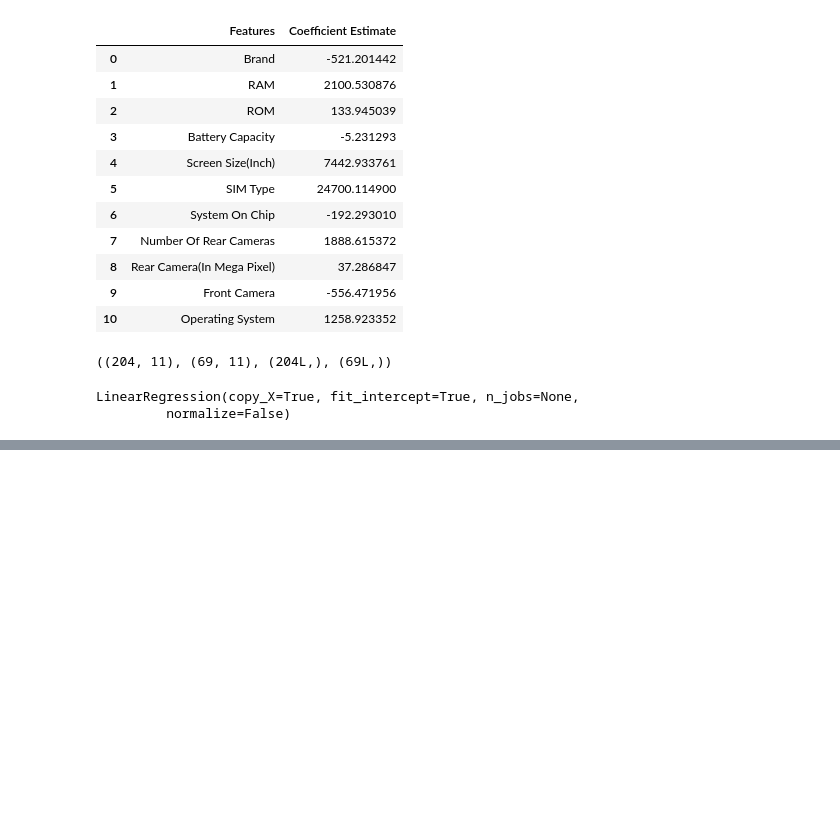
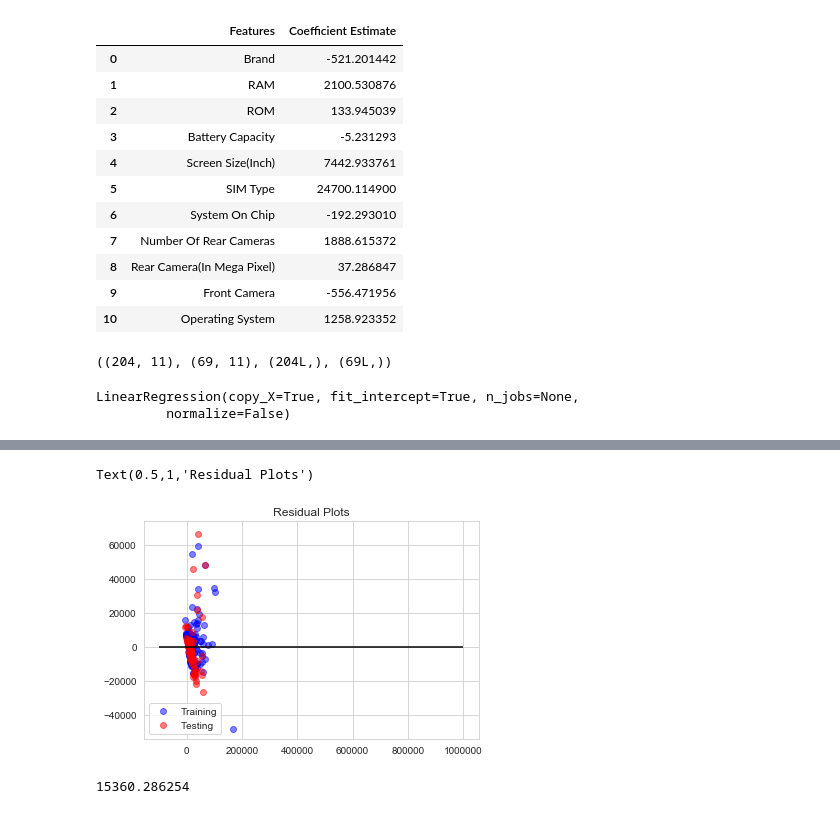
Before and after one commit to sukumarandurai/Data-Science, a Jupyter notebook: Smartphones/Smartphone Price Prediction.ipynb, the cells around one changed output, grey strips where cells are left out. Saved outputs shown, nothing was run; the diff lists cells and outputs as text; code cells hidden in the pictures; blank space fills up the shorter version.

```diff
--- a/Smartphones/Smartphone Price Prediction.ipynb
+++ b/Smartphones/Smartphone Price Prediction.ipynb
@@ -319,0 +320,20 @@ Fit a model X_train, and calculate MSE with X_test and Y_test: -1627.87
+# %%
+#Scatter plot the training data
+train = plt.scatter(pred_train,(Y_train - pred_train), c = 'b', alpha = 0.5)
+
+#Scatter plot the testing data
+test = plt.scatter(pred_test,(Y_test - pred_test), c = 'r',alpha = 0.5)
+
+#Plot a horizontal axis line at 0
+plt.hlines(y = 0,xmin = -100000,xmax = 1000000)
+
+#Labels
+plt.legend((train,test),('Training','Testing'),loc = 'lower left')
+plt.title('Residual Plots')
+# %% [output]
+Text(0.5,1,'Residual Plots')
+[figure, added]
+# %%
+print(np.sqrt(metrics.mean_squared_error(Y_test, pred_test)))
+# %% [output]
+15360.286254
```
Also changed, not shown: parts of 1 cell of this notebook, 1 other file.
